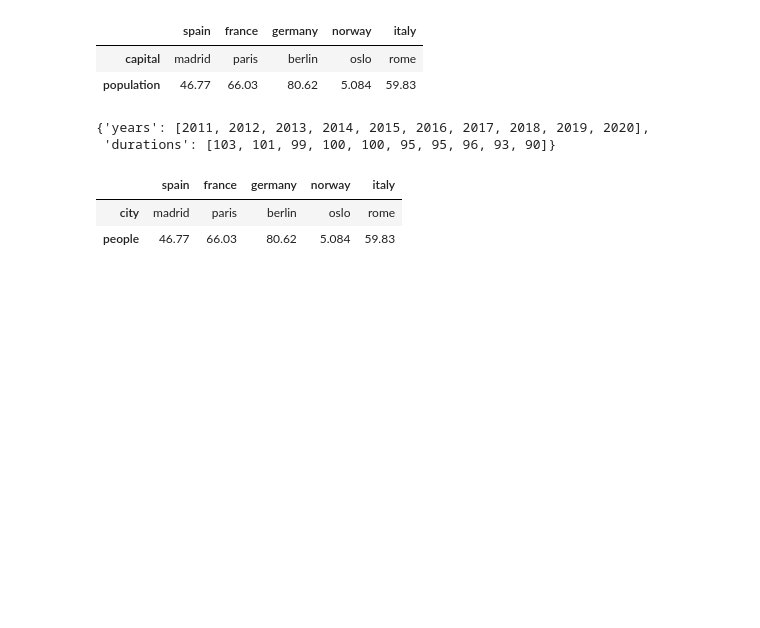
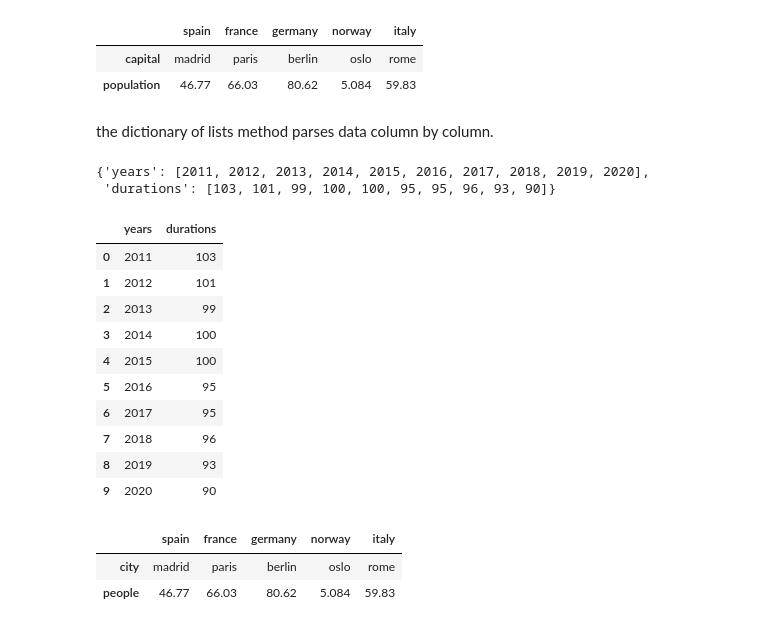
Before and after one commit to ia234/Python_23, a Jupyter notebook: Python_Cheat_Sheet_2023.ipynb, the cells around one changed output. Saved outputs shown, nothing was run; the diff lists cells and outputs as text; code cells hidden in the pictures; blank space fills up the shorter version.

```diff
--- a/Python_Cheat_Sheet_2023.ipynb
+++ b/Python_Cheat_Sheet_2023.ipynb
@@ -1004,6 +1018,8 @@ europe_df
 |  | spain | france | germany | norway | italy |
 | capital | madrid | paris | berlin | oslo | rome |
 | population | 46.77 | 66.03 | 80.62 | 5.084 | 59.83 |
+# %% [markdown]
+the dictionary of lists method parses data column by column.
 # %%
 # Create the years and durations lists
 years = list(range(2011, 2021))
@@ -1017,6 +1032,23 @@ movie_dict
 # %% [output]
 {'years': [2011, 2012, 2013, 2014, 2015, 2016, 2017, 2018, 2019, 2020],
  'durations': [103, 101, 99, 100, 100, 95, 95, 96, 93, 90]}
+# %%
+# creating / converting a dictionary to a dataframe
+
+movie_df = pd.DataFrame(movie_dict)
+movie_df
+# %% [output]
+|  | years | durations |
+| 0 | 2011 | 103 |
+| 1 | 2012 | 101 |
+| 2 | 2013 | 99 |
+| 3 | 2014 | 100 |
+| 4 | 2015 | 100 |
+| 5 | 2016 | 95 |
+| 6 | 2017 | 95 |
+| 7 | 2018 | 96 |
+| 8 | 2019 | 93 |
+| 9 | 2020 | 90 |
 # %%
 # Convert CSV (comma-separated values) text file to a DataFrame
 # europe_df = pd.read_csv('cars.csv', index_col=0)
```
Also changed, not shown: parts of 2 cells of this notebook.
